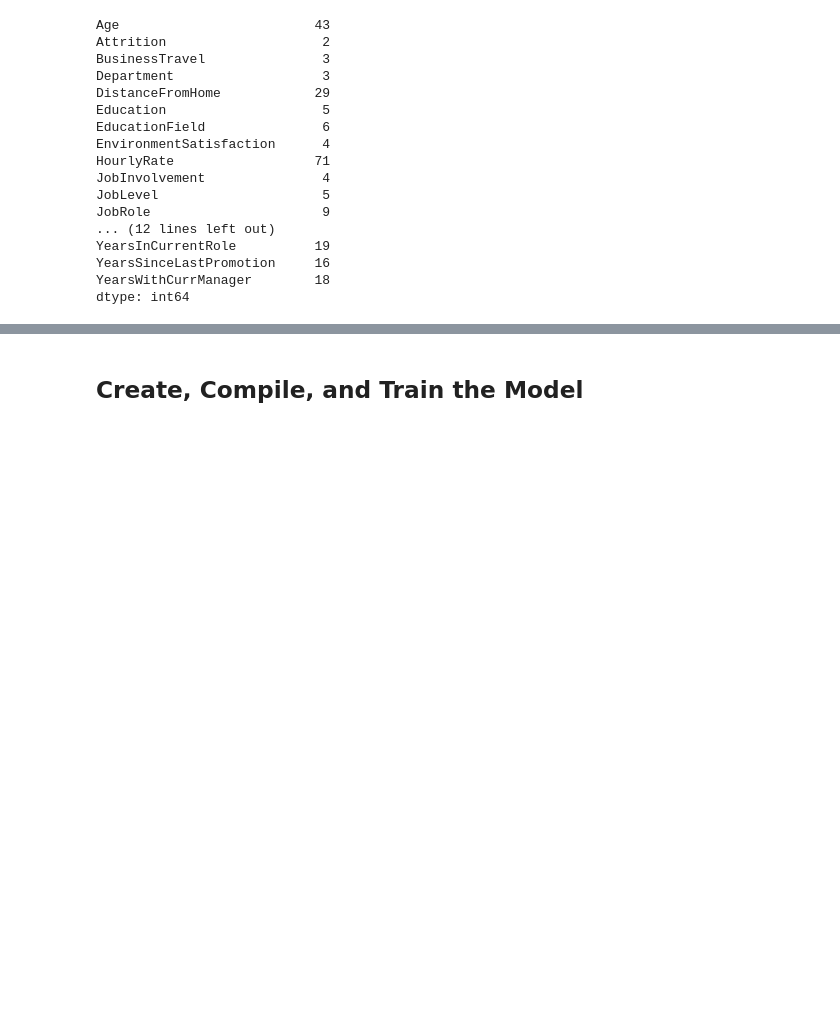
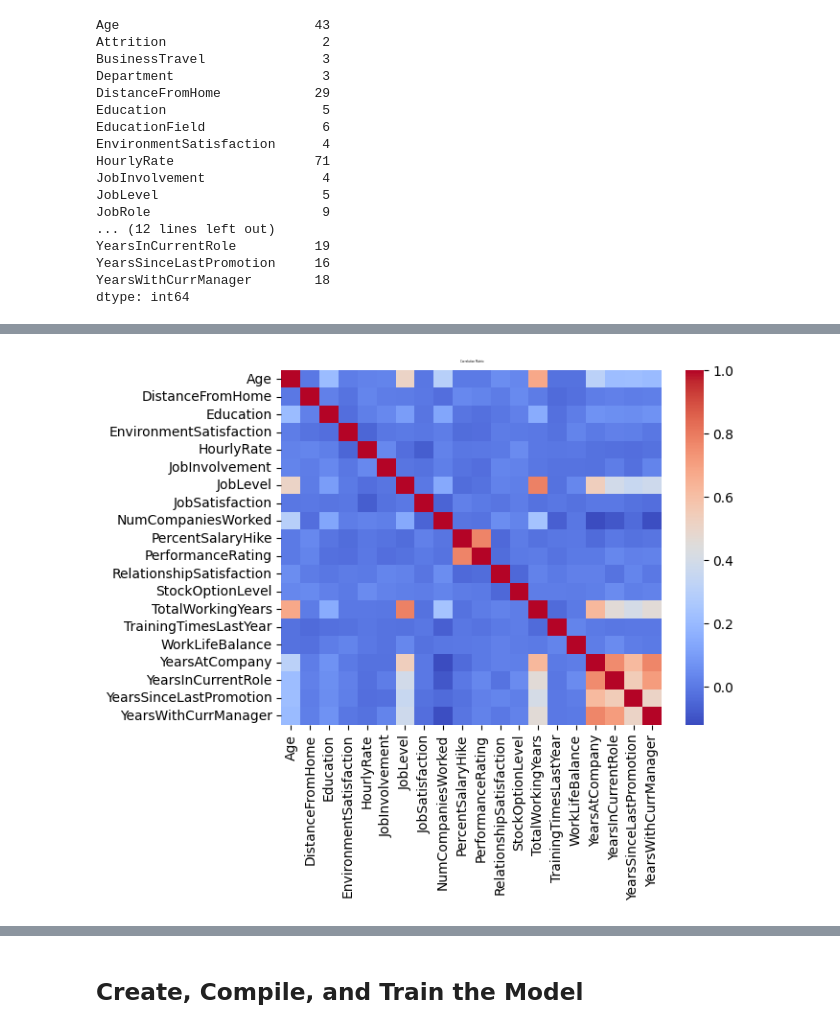
Before and after one commit to MF-MSB/neural-network-challenge-2, a Jupyter notebook: attrition.ipynb, the cells around one changed output, grey strips where cells are left out. Cells and saved outputs as stored; diff of their text form; code cells hidden in the pictures; blank space fills up the shorter version.

```diff
--- a/attrition.ipynb
+++ b/attrition.ipynb
@@ -44,2 +94,16 @@ dtype: int64
+# %%
+# Calculate the correlation matrix
+corr_matrix = attrition_df.corr()
+
+# Display the matrix with annotations
+sns.heatmap(corr_matrix, annot=False, cmap='coolwarm')
+
+# Add a title
+plt.title('Correlation Matrix', fontsize=2, color='black')
+
+# Display the plot
+plt.show()
+# %% [output]
+[figure, added]
 # %%
 # Create y_df with the Attrition and Department columns
```
Also changed, not shown: parts of 27 cells of this notebook.
